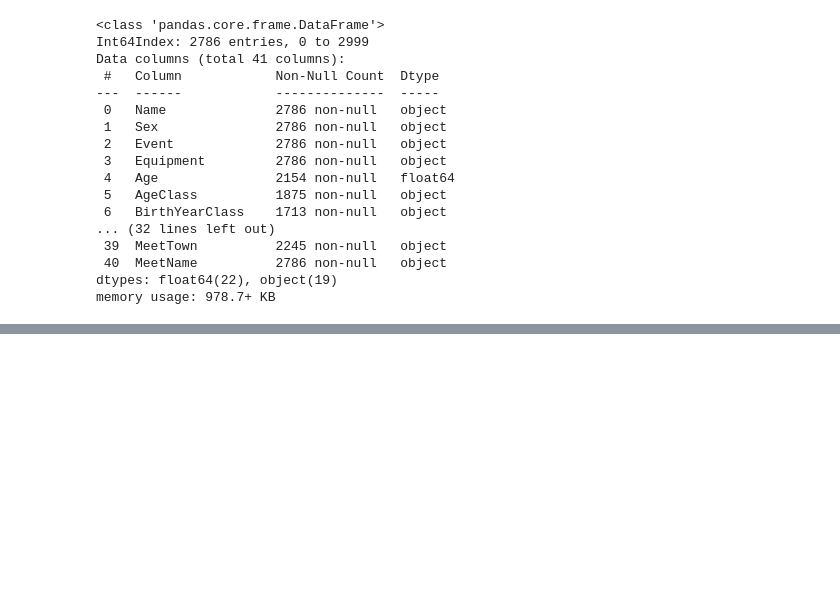
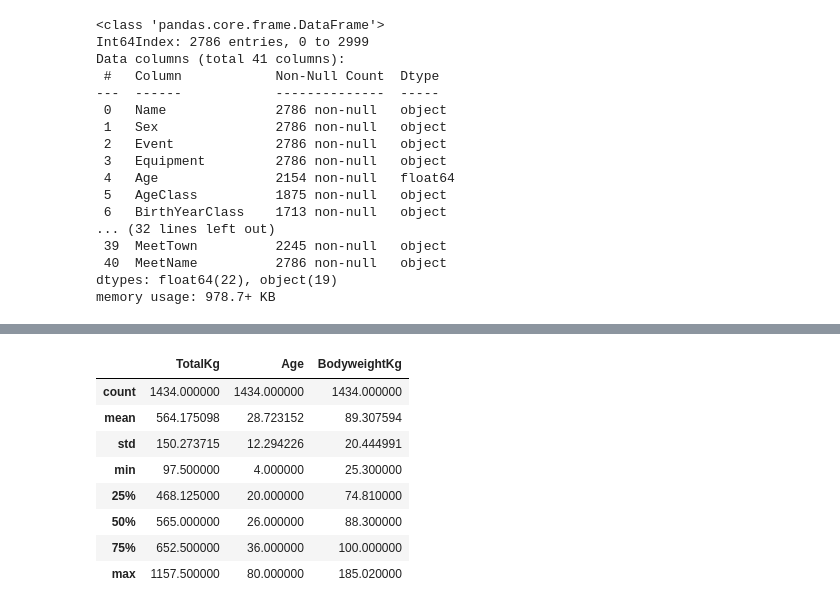
Before and after one commit to jinyangp/SC1015_MiniProject, a Jupyter notebook: JupyterNotebooks/mergedEDA_Preprocessing.ipynb, the cells around one changed output, grey strips where cells are left out. Cells and saved outputs as stored; diff of their text form; code cells hidden in the pictures; blank space fills up the shorter version.

```diff
--- a/JupyterNotebooks/mergedEDA_Preprocessing.ipynb
+++ b/JupyterNotebooks/mergedEDA_Preprocessing.ipynb
@@ -1386,0 +1438,12 @@ df[df.BodyweightKg.isna()]
+# %%
+model_data.describe()
+# %% [output]
+|  | TotalKg | Age | BodyweightKg |
+| count | 1434.000000 | 1434.000000 | 1434.000000 |
+| mean | 564.175098 | 28.723152 | 89.307594 |
+| std | 150.273715 | 12.294226 | 20.444991 |
+| min | 97.500000 | 4.000000 | 25.300000 |
+| 25% | 468.125000 | 20.000000 | 74.810000 |
+| 50% | 565.000000 | 26.000000 | 88.300000 |
+| 75% | 652.500000 | 36.000000 | 100.000000 |
+| max | 1157.500000 | 80.000000 | 185.020000 |
```
Also changed, not shown: parts of 34 cells of this notebook, 1 other file.
